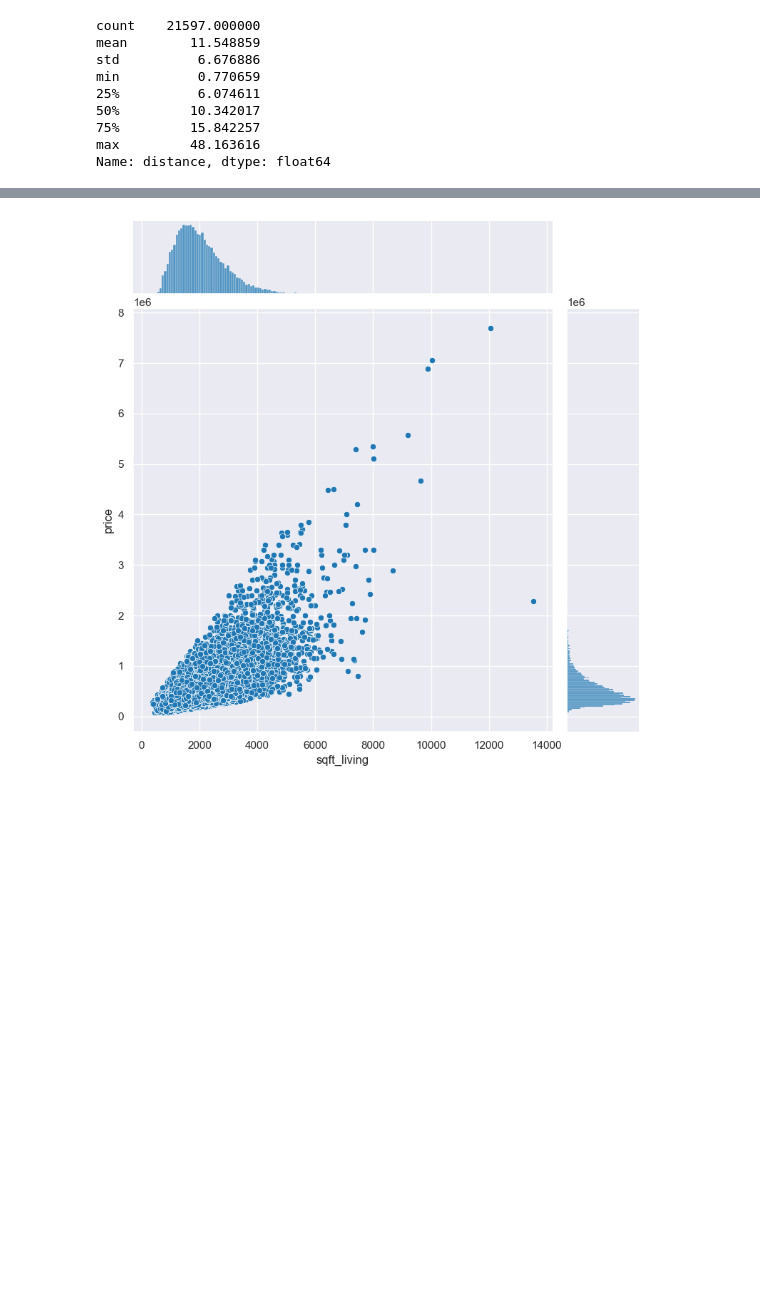
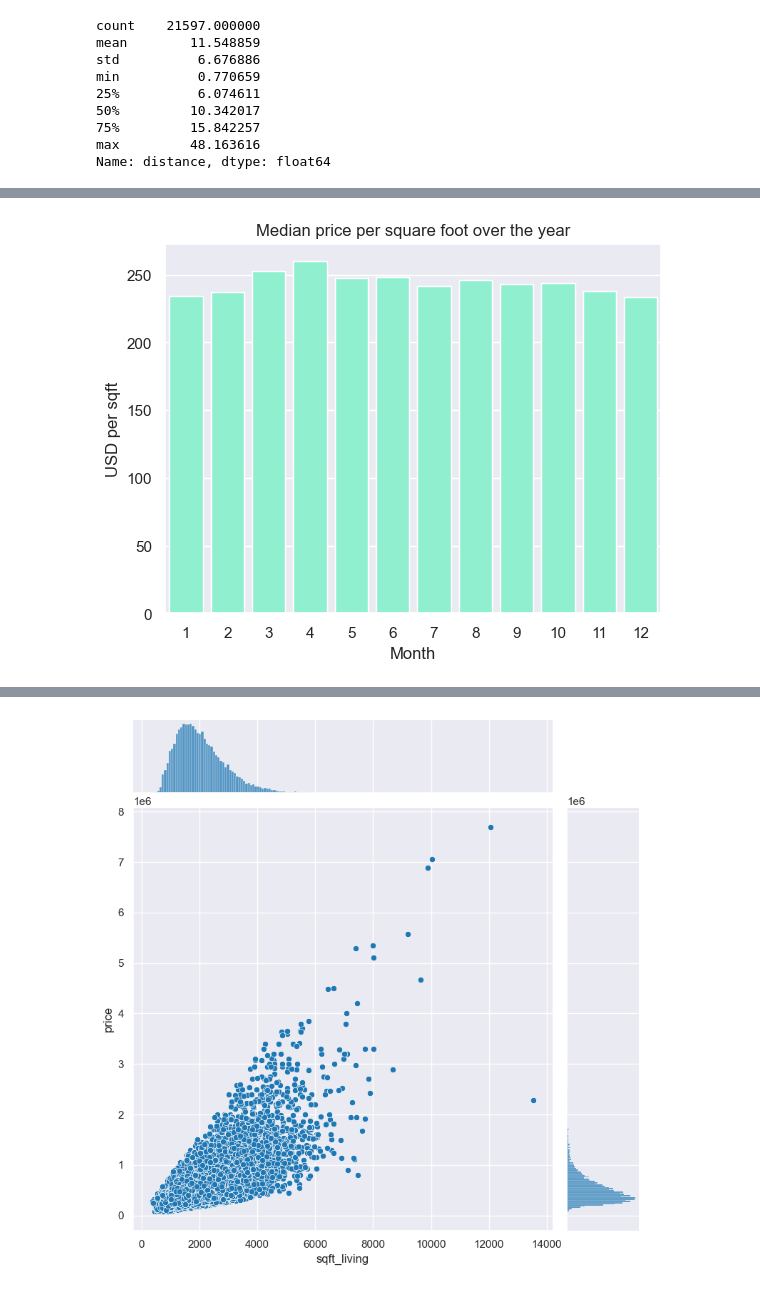
Before and after one commit to markus-baden/eda-king-county-housing, a Jupyter notebook: EDA.ipynb, the cells around one changed output, grey strips where cells are left out. Cells and saved outputs as stored; diff of their text form; code cells hidden in the pictures; blank space fills up the shorter version.

```diff
--- a/EDA.ipynb
+++ b/EDA.ipynb
@@ -232,0 +240,10 @@ fig.plot([seattle_center[1]],[seattle_center[0]],'o',ms=60,mec='r',mfc='none')
+# %%
+# plot median prices per sqft for each month
+price_by_month = df_housing.groupby(df_housing.date.dt.month)['usd_per_sqft'].median()
+price_by_month = pd.DataFrame({'month':price_by_month.index, 'median_usd_per_sqft':price_by_month.values})
+
+fig = sns.barplot(data=price_by_month, x='month', y='median_usd_per_sqft', color='aquamarine')
+fig.set(xlabel='Month', ylabel='USD per sqft', title='Median price per square foot over the year')
+plt.show()
+# %% [output]
+[figure, added]
```
Also changed, not shown: parts of 13 cells of this notebook.
